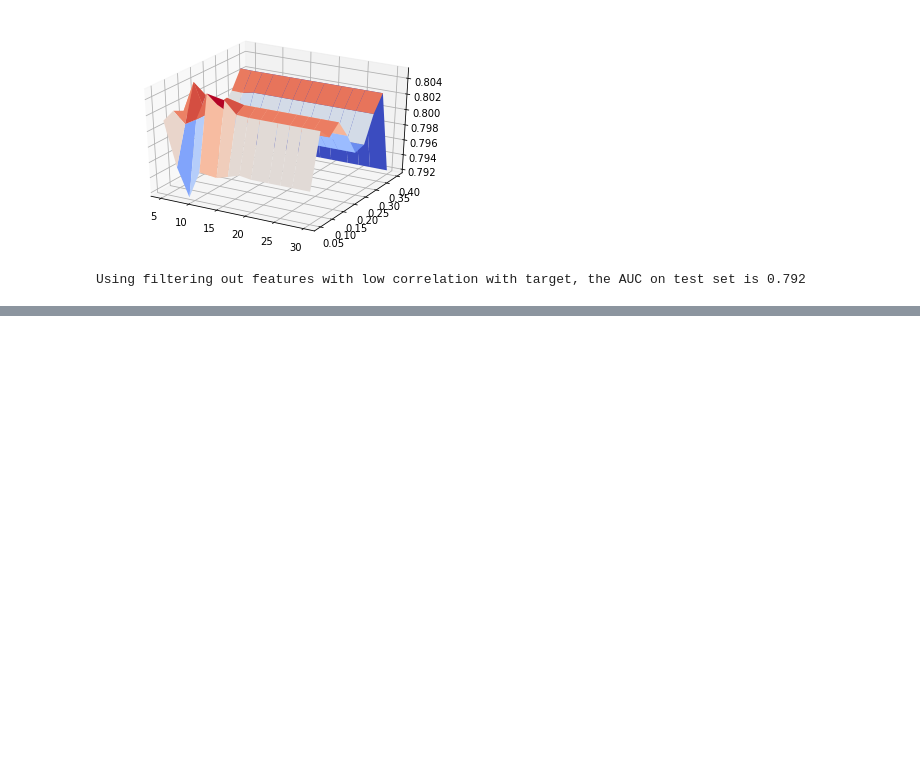
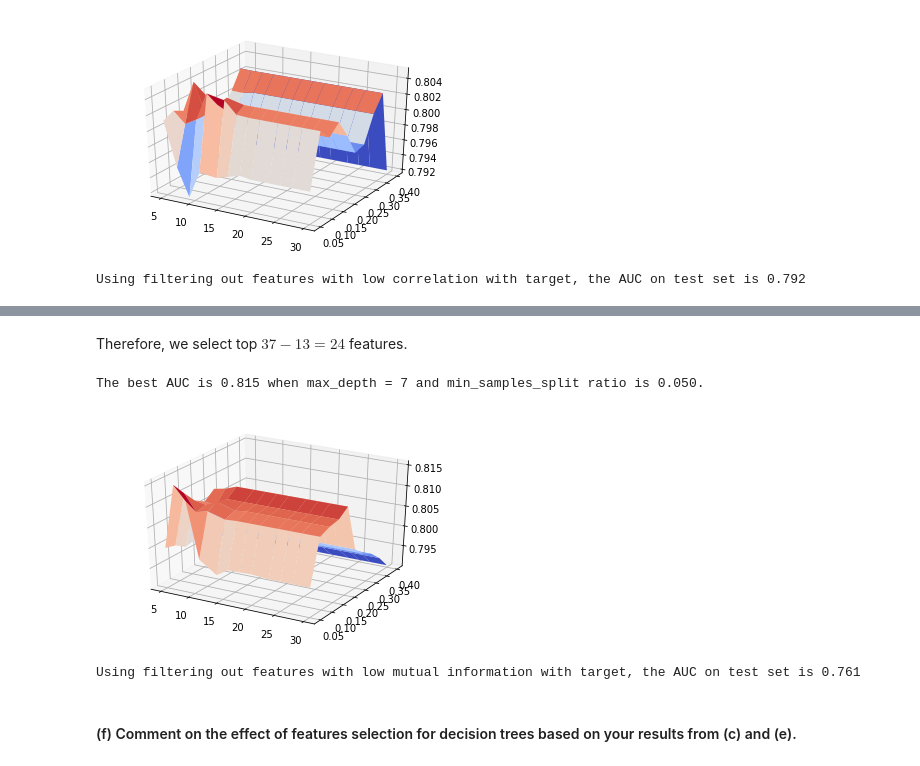
Before and after one commit to Leon-624/ML_HW, a Jupyter notebook: ML_HW3/ML_HW3_Trees.ipynb, the cells around one changed output, grey strips where cells are left out. Drawn from its saved outputs; the diff is of its cells as text; code cells hidden in the pictures; blank space fills up the shorter version.

```diff
--- a/ML_HW3/ML_HW3_Trees.ipynb
+++ b/ML_HW3/ML_HW3_Trees.ipynb
@@ -395,0 +402,6 @@ Using filtering out features with low correlation with target, the AUC on test s
+# %%
+# Print out values of mutual information with target
+from sklearn.feature_selection import mutual_info_classif
+
+mut_info_f3 = np.absolute(mutual_info_classif(X_train, y_train))
+np.sort(mut_info_f3)
@@ -395,0 +421,9 @@ Using filtering out features with low correlation with target, the AUC on test s
+# %%
+# Get column indices with low mutual information with target
+col_to_remove_f3 = np.argwhere(mut_info_f3 < 1e-3)
+print('The column indices of removed features are: ')
+print(col_to_remove_f3)
+
+# Filter out features/columns with low mutual information with target
+X_train_f3 = np.delete(X_train, col_to_remove_f3, axis=1)
+X_test_f3 = np.delete(X_test, col_to_remove_f3, axis=1)
@@ -395,0 +445,16 @@ Using filtering out features with low correlation with target, the AUC on test s
+# %% [markdown]
+Therefore, we select top $37 - 13 = 24$ features.
+# %%
+# Search hyper-parameters using new training set
+max_depth_opt_f3, min_leaf_opt_f3 = search_hyperparams_by_kfold(dtc, list_max_depth, list_min_leaf, X_train_f3, y_train, 10)
+# %% [output]
+The best AUC is 0.815 when max_depth = 7 and min_samples_split ratio is 0.050.
+[figure, added]
+# %%
+# Train decision tree using new optimal hyperparameters
+auc_f3 = train_and_evaluate(dtc, max_depth_opt_f3, min_leaf_opt_f3, X_train_f3, y_train, X_test_f3, y_test)
+print('Using filtering out features with low mutual information with target, the AUC on test set is %.3f' % auc_f3)
+# %% [output]
+Using filtering out features with low mutual information with target, the AUC on test set is 0.761
+# %% [markdown]
+#### (f) Comment on the effect of features selection for decision trees based on your results from (c) and (e).
```
Also changed, not shown: parts of 10 cells of this notebook.
